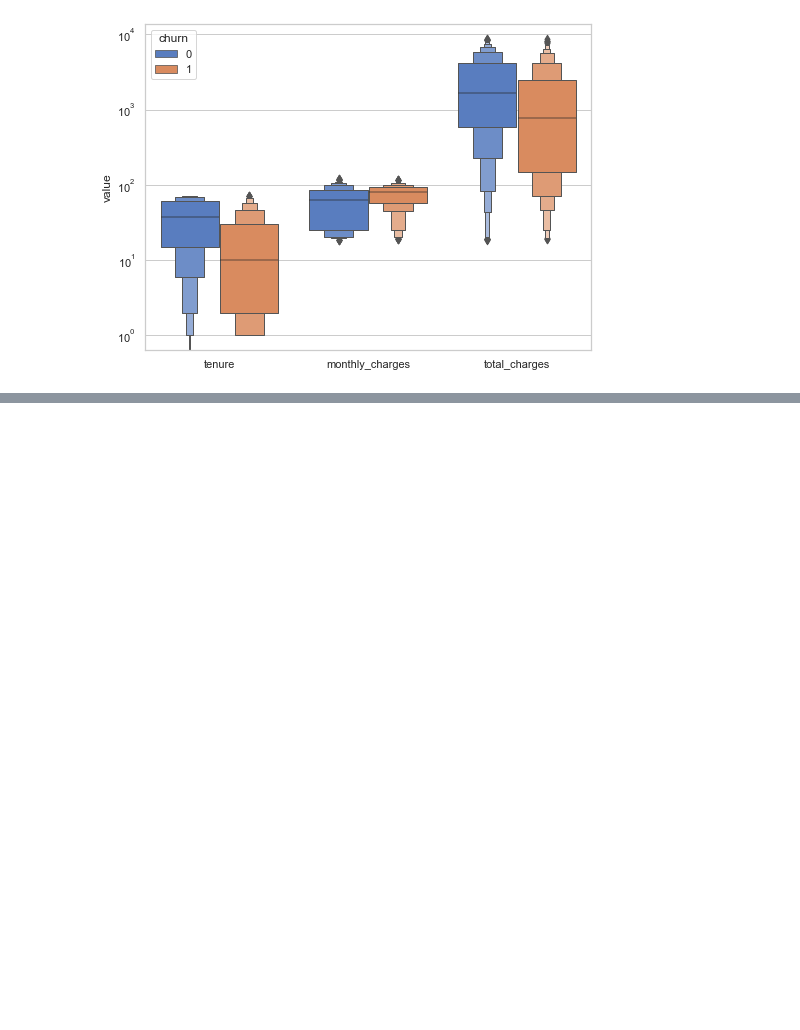
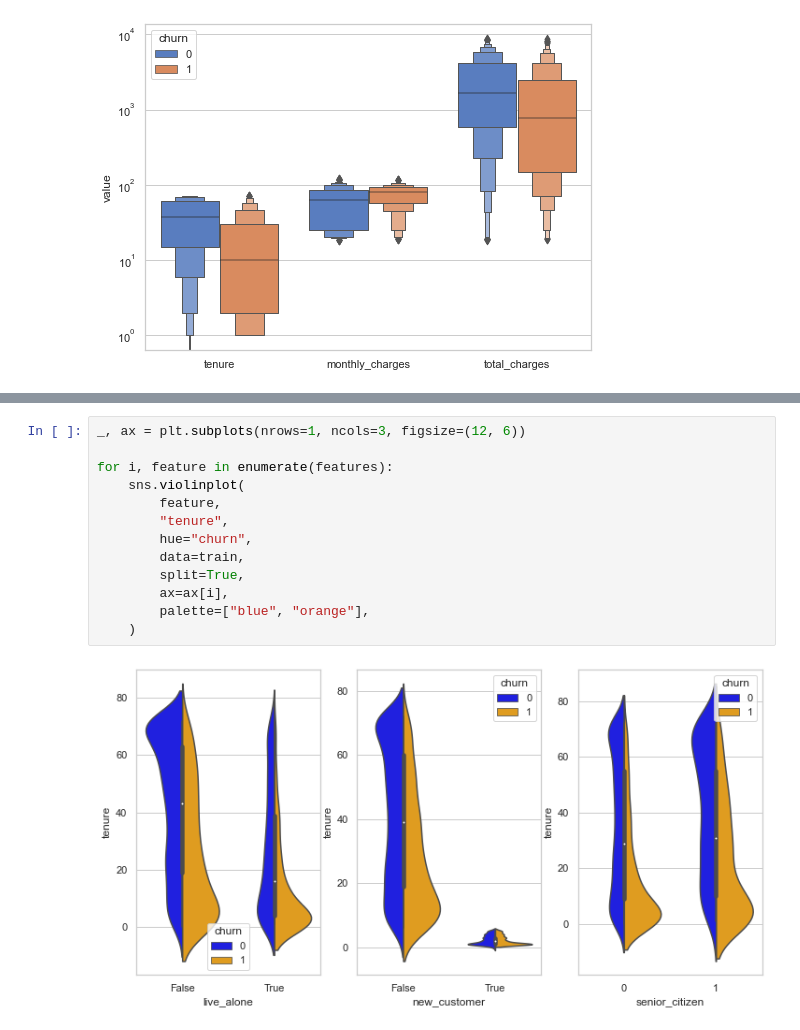
Before and after one commit to johngrinstead/classification_project, a Jupyter notebook: explore.ipynb, the cells around one changed output, grey strips where cells are left out. Drawn from its saved outputs; the diff is of its cells as text; blank space fills up the shorter version.

```diff
--- a/explore.ipynb
+++ b/explore.ipynb
@@ -281,0 +303,15 @@ explore.plot_all_continuous_vars(train, target, quant_vars)
+# %%
+_, ax = plt.subplots(nrows=1, ncols=3, figsize=(12, 6))
+
+for i, feature in enumerate(features):
+    sns.violinplot(
+        feature,
+        "tenure",
+        hue="churn",
+        data=train,
+        split=True,
+        ax=ax[i],
+        palette=["blue", "orange"],
+    )
+# %% [output]
+[figure, added]
```
Also changed, not shown: parts of 28 cells of this notebook.
